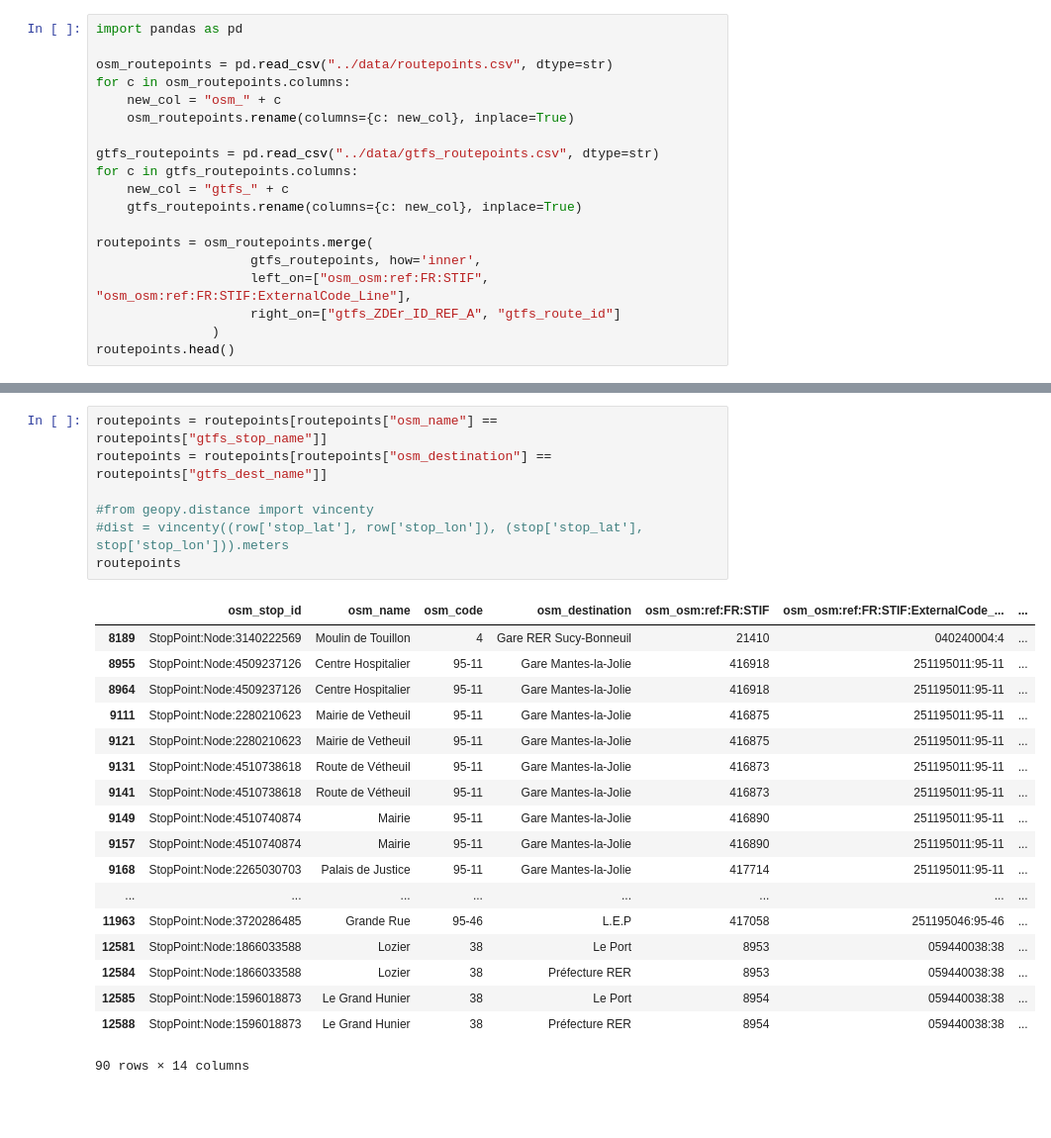
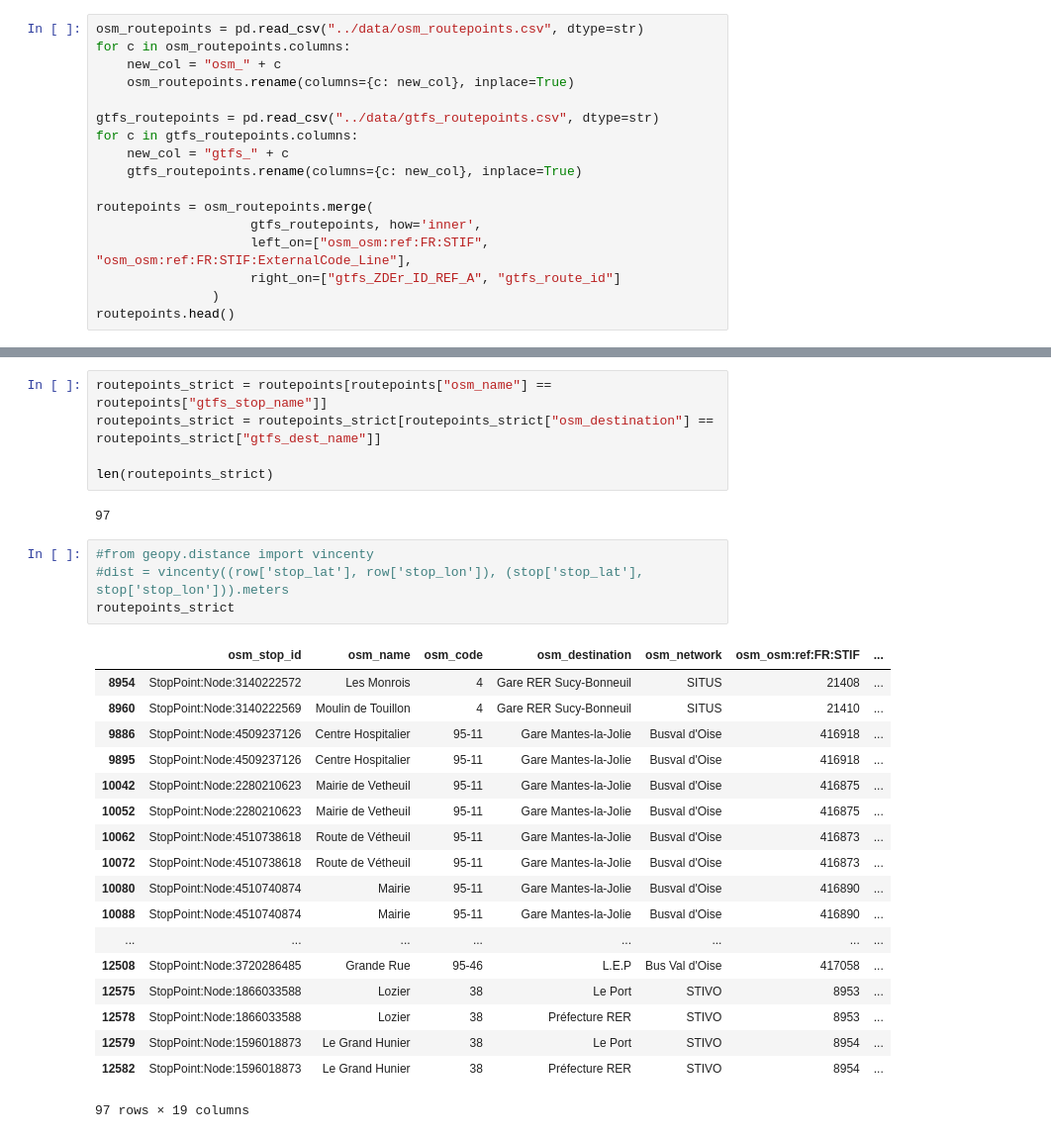
Before and after one commit to Jungle-Bus/ref-fr-STIF, a Jupyter notebook: audit_routepoints/analyse_routepoints.ipynb, the cells around one changed output, grey strips where cells are left out. Shown at 99% size. Drawn from its saved outputs; the diff is of its cells as text; blank space fills up the shorter version.

Commit message:
audit routepoints - corrections des colonnes extraites

```diff
--- a/audit_routepoints/analyse_routepoints.ipynb
+++ b/audit_routepoints/analyse_routepoints.ipynb
@@ -1,7 +3,5 @@
 # %%
-import pandas as pd
-
-osm_routepoints = pd.read_csv("../data/routepoints.csv", dtype=str)
+osm_routepoints = pd.read_csv("../data/osm_routepoints.csv", dtype=str)
 for c in osm_routepoints.columns:
     new_col = "osm_" + c
     osm_routepoints.rename(columns={c: new_col}, inplace=True)
@@ -36,26 +27,30 @@ gtfs_routepoints.head()
+# %%
+routepoints_strict = routepoints[routepoints["osm_name"] == routepoints["gtfs_stop_name"]]
+routepoints_strict = routepoints_strict[routepoints_strict["osm_destination"] == routepoints_strict["gtfs_dest_name"]]
+
+len(routepoints_strict)
+# %% [output]
+97
 # %%
-routepoints = routepoints[routepoints["osm_name"] == routepoints["gtfs_stop_name"]]
-routepoints = routepoints[routepoints["osm_destination"] == routepoints["gtfs_dest_name"]]
-
 #from geopy.distance import vincenty
 #dist = vincenty((row['stop_lat'], row['stop_lon']), (stop['stop_lat'], stop['stop_lon'])).meters
-routepoints
+routepoints_strict
 # %% [output]
-|  | osm_stop_id | osm_name | osm_code | osm_destination | osm_osm:ref:FR:STIF | osm_osm:ref:FR:STIF:ExternalCode_... | ... |
-| 8189 | StopPoint:Node:3140222569 | Moulin de Touillon | 4 | Gare RER Sucy-Bonneuil | 21410 | 040240004:4 | ... |
-| 8955 | StopPoint:Node:4509237126 | Centre Hospitalier | 95-11 | Gare Mantes-la-Jolie | 416918 | 251195011:95-11 | ... |
-| 8964 | StopPoint:Node:4509237126 | Centre Hospitalier | 95-11 | Gare Mantes-la-Jolie | 416918 | 251195011:95-11 | ... |
-| 9111 | StopPoint:Node:2280210623 | Mairie de Vetheuil | 95-11 | Gare Mantes-la-Jolie | 416875 | 251195011:95-11 | ... |
-| 9121 | StopPoint:Node:2280210623 | Mairie de Vetheuil | 95-11 | Gare Mantes-la-Jolie | 416875 | 251195011:95-11 | ... |
-| 9131 | StopPoint:Node:4510738618 | Route de Vétheuil | 95-11 | Gare Mantes-la-Jolie | 416873 | 251195011:95-11 | ... |
-| 9141 | StopPoint:Node:4510738618 | Route de Vétheuil | 95-11 | Gare Mantes-la-Jolie | 416873 | 251195011:95-11 | ... |
-| 9149 | StopPoint:Node:4510740874 | Mairie | 95-11 | Gare Mantes-la-Jolie | 416890 | 251195011:95-11 | ... |
-| 9157 | StopPoint:Node:4510740874 | Mairie | 95-11 | Gare Mantes-la-Jolie | 416890 | 251195011:95-11 | ... |
-| 9168 | StopPoint:Node:2265030703 | Palais de Justice | 95-11 | Gare Mantes-la-Jolie | 417714 | 251195011:95-11 | ... |
+|  | osm_stop_id | osm_name | osm_code | osm_destination | osm_network | osm_osm:ref:FR:STIF | ... |
+| 8954 | StopPoint:Node:3140222572 | Les Monrois | 4 | Gare RER Sucy-Bonneuil | SITUS | 21408 | ... |
+| 8960 | StopPoint:Node:3140222569 | Moulin de Touillon | 4 | Gare RER Sucy-Bonneuil | SITUS | 21410 | ... |
+| 9886 | StopPoint:Node:4509237126 | Centre Hospitalier | 95-11 | Gare Mantes-la-Jolie | Busval d'Oise | 416918 | ... |
+| 9895 | StopPoint:Node:4509237126 | Centre Hospitalier | 95-11 | Gare Mantes-la-Jolie | Busval d'Oise | 416918 | ... |
+| 10042 | StopPoint:Node:2280210623 | Mairie de Vetheuil | 95-11 | Gare Mantes-la-Jolie | Busval d'Oise | 416875 | ... |
+| 10052 | StopPoint:Node:2280210623 | Mairie de Vetheuil | 95-11 | Gare Mantes-la-Jolie | Busval d'Oise | 416875 | ... |
+| 10062 | StopPoint:Node:4510738618 | Route de Vétheuil | 95-11 | Gare Mantes-la-Jolie | Busval d'Oise | 416873 | ... |
+| 10072 | StopPoint:Node:4510738618 | Route de Vétheuil | 95-11 | Gare Mantes-la-Jolie | Busval d'Oise | 416873 | ... |
+| 10080 | StopPoint:Node:4510740874 | Mairie | 95-11 | Gare Mantes-la-Jolie | Busval d'Oise | 416890 | ... |
+| 10088 | StopPoint:Node:4510740874 | Mairie | 95-11 | Gare Mantes-la-Jolie | Busval d'Oise | 416890 | ... |
 | ... | ... | ... | ... | ... | ... | ... | ... |
-| 11963 | StopPoint:Node:3720286485 | Grande Rue | 95-46 | L.E.P | 417058 | 251195046:95-46 | ... |
-| 12581 | StopPoint:Node:1866033588 | Lozier | 38 | Le Port | 8953 | 059440038:38 | ... |
-| 12584 | StopPoint:Node:1866033588 | Lozier | 38 | Préfecture RER | 8953 | 059440038:38 | ... |
-| 12585 | StopPoint:Node:1596018873 | Le Grand Hunier | 38 | Le Port | 8954 | 059440038:38 | ... |
-| 12588 | StopPoint:Node:1596018873 | Le Grand Hunier | 38 | Préfecture RER | 8954 | 059440038:38 | ... |
+| 12508 | StopPoint:Node:3720286485 | Grande Rue | 95-46 | L.E.P | Bus Val d'Oise | 417058 | ... |
+| 12575 | StopPoint:Node:1866033588 | Lozier | 38 | Le Port | STIVO | 8953 | ... |
+| 12578 | StopPoint:Node:1866033588 | Lozier | 38 | Préfecture RER | STIVO | 8953 | ... |
+| 12579 | StopPoint:Node:1596018873 | Le Grand Hunier | 38 | Le Port | STIVO | 8954 | ... |
+| 12582 | StopPoint:Node:1596018873 | Le Grand Hunier | 38 | Préfecture RER | STIVO | 8954 | ... |
-90 rows × 14 columns
+97 rows × 19 columns
```
Also changed, not shown: parts of 3 cells of this notebook, 5 other files.
